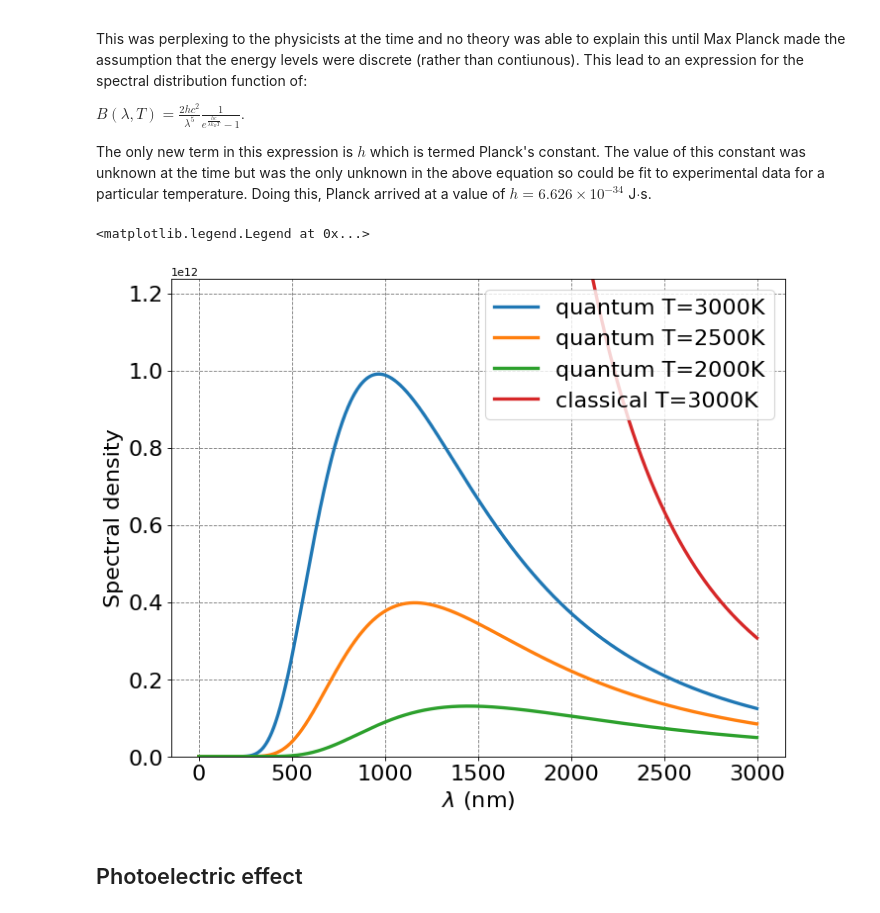
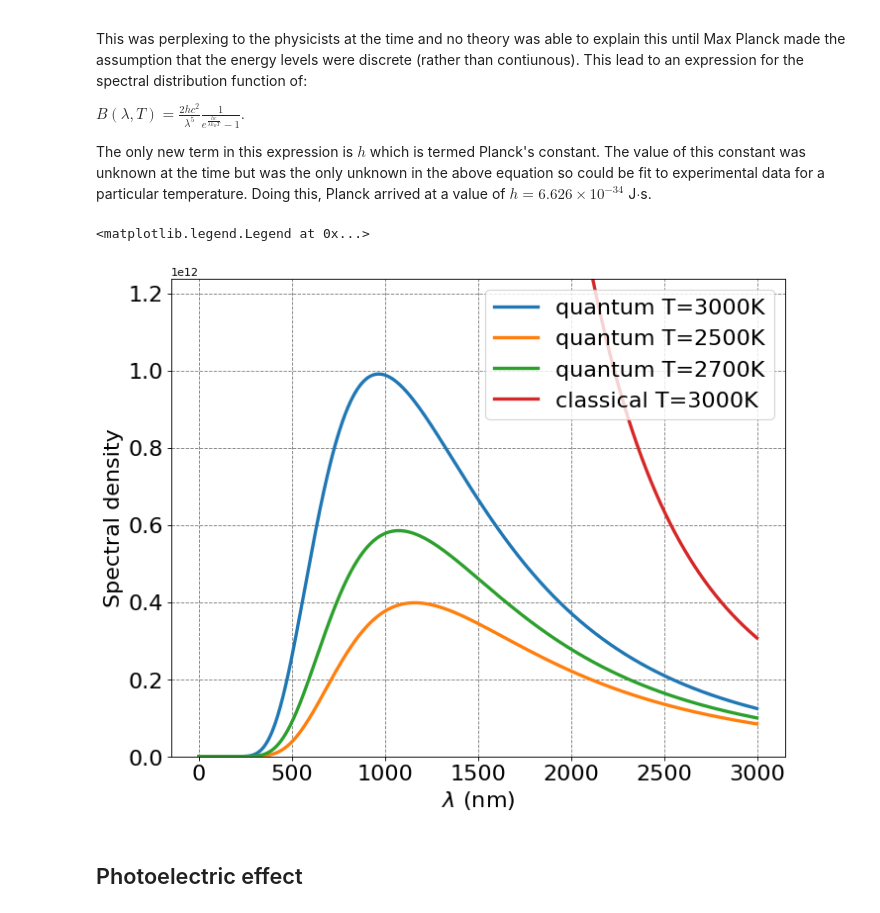
Before and after one commit to mccullaghlab/CHEM571A-FALL2018, a Jupyter notebook: notes/History of Quantum Mechanics.ipynb, the cells around one changed output. Drawn from its saved outputs; the diff is of its cells as text; code cells hidden in the pictures.

```diff
--- a/notes/History of Quantum Mechanics.ipynb
+++ b/notes/History of Quantum Mechanics.ipynb
@@ -62,33 +62,33 @@ The only new term in this expression is $h$ which is termed Planck's constant.
 # %%
 h = 6.626E-34  # J*s
 c = 3.0E8      # m/s
 kB = 1.380E-23 # J/K
 nm_to_m = 1.0E-9 # convert nm to m
 
 # classical spectral distribution function
 def classicalB(x,T):
     return 2*c*kB*T/(x*nm_to_m)**4
 
 # quantum spectral distribution function
 def quantumB(x,T):
     return 2*h*c**2/(x*nm_to_m)**5/(np.exp(h*c/(x*nm_to_m*kB*T))-1)
 
 # initialize a figure
 ax = define_figure(xlabel="$\lambda$ (nm)",ylabel="Spectral density")
 # make an array containing domain of wavelengths to consider
 x = np.arange(1.0,3000,1)
 plt.ylim((0.0,np.amax(quantumB(x,3000))*1.25))
 # plot quantum result
 ax.plot(x,quantumB(x,3000),label="quantum T=3000K",lw=3)
 ax.plot(x,quantumB(x,2500),label="quantum T=2500K",lw=3)
-ax.plot(x,quantumB(x,2000),label="quantum T=2000K",lw=3)
+ax.plot(x,quantumB(x,2700),label="quantum T=2700K",lw=3)
 # plot classical result
 ax.plot(x,classicalB(x,3000),label="classical T=3000K",lw=3)
 # make legend
 ax.legend(fontsize=20,markerscale=5.0)
 # %% [output]
 <matplotlib.legend.Legend at 0x...>
-[figure, old version]
+[figure, new version]
 # %% [markdown]
 ## Photoelectric effect
 # %% [markdown]
```
Also changed, not shown: 1 other file.
